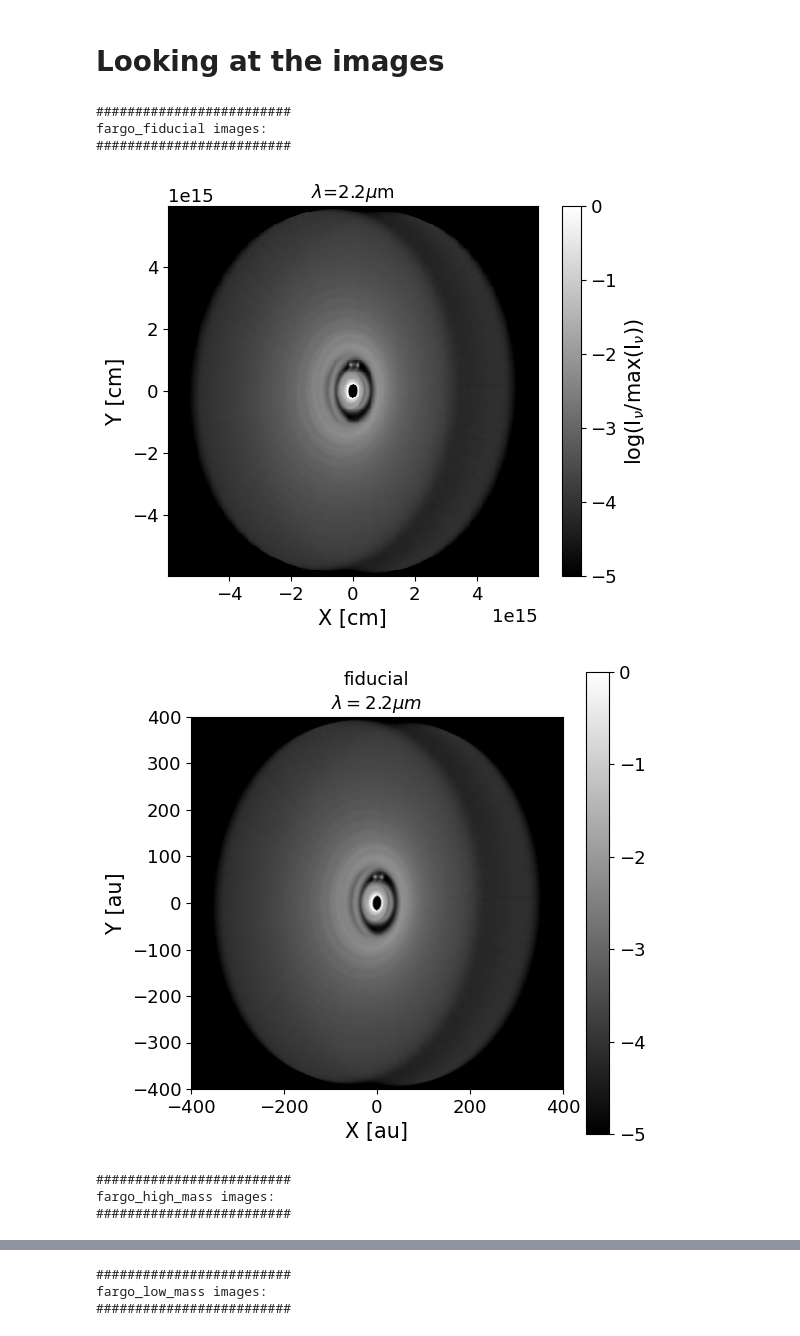
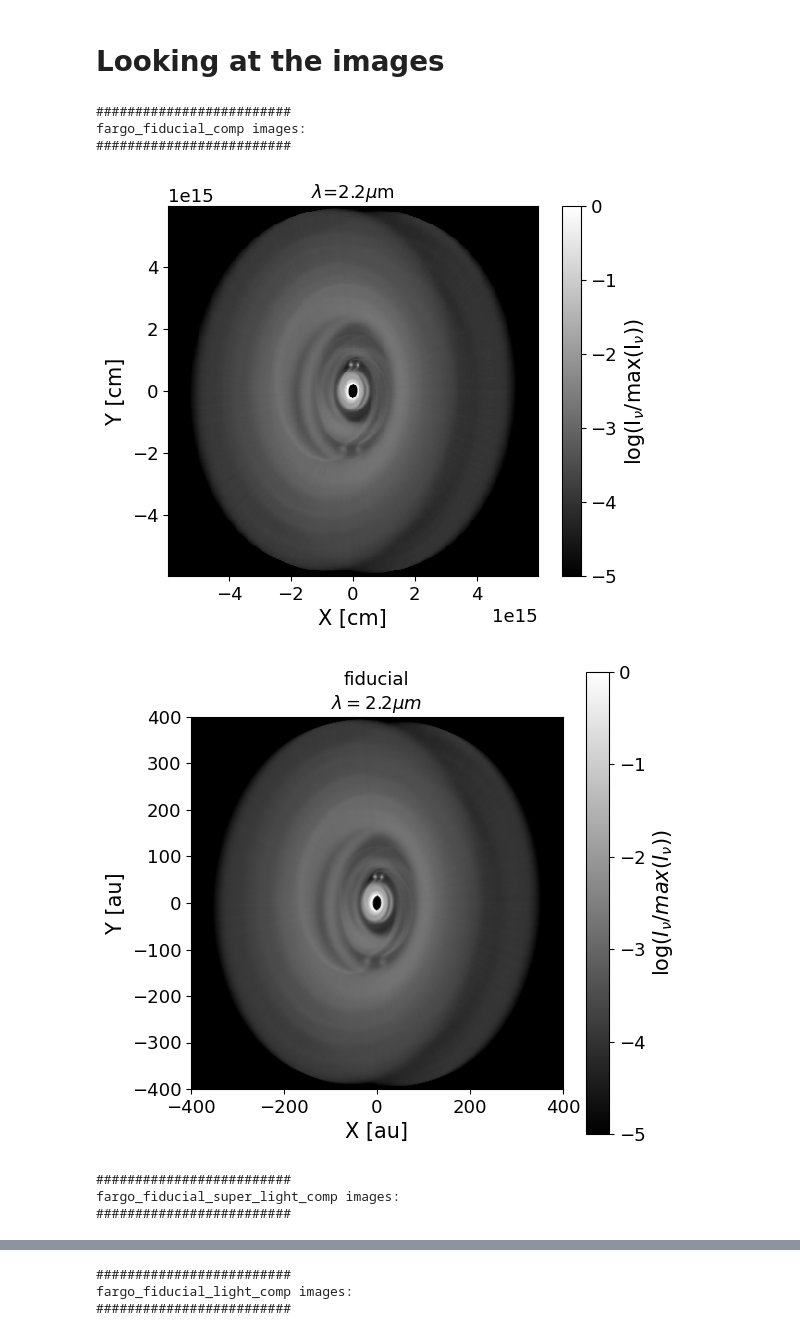
Before and after one commit to CatharinaHock/Bachelor_thesis_home, a Jupyter notebook: jupyter notebooks/thesis_suited_plots_maybe/radmc3d_sims/saved_pics_overview.ipynb, the cells around one changed output, grey strips where cells are left out. Saved outputs shown, nothing was run; the diff lists cells and outputs as text; code cells hidden in the pictures.

```diff
--- a/jupyter notebooks/thesis_suited_plots_maybe/radmc3d_sims/saved_pics_overview.ipynb
+++ b/jupyter notebooks/thesis_suited_plots_maybe/radmc3d_sims/saved_pics_overview.ipynb
@@ -51,5 +51,29 @@ images_K = np.load("radmc3d_imgs_redone/images_K_dens_1.npy", allow_pickle=True)
 sigmeans = np.load("radmc3d_imgs_redone/sigmameans_dens_1.npy", allow_pickle=True)
 dens = np.load("radmc3d_imgs_redone/dens_dens_1.npy", allow_pickle=True)
 
+
+####### dens = 1 ########
+
+## not zoomed in, scatmode 2
+### this is just one picture for the fiducial model
+images_K = np.load("radmc3d_imgs_redone/images_K_dens_1_scat_mode_2.npy", allow_pickle=True)
+sigmeans = np.load("radmc3d_imgs_redone/sigmameans_dens_1_scat_mode_2.npy", allow_pickle=True)
+dens = np.load("radmc3d_imgs_redone/dens_dens_1_scat_mode_2.npy", allow_pickle=True)
+
+## not zoomed in, scatmode 3
+### this is just one picture for the fiducial model
+images_K = np.load("radmc3d_imgs_redone/images_K_dens_1_scat_mode_3.npy", allow_pickle=True)
+sigmeans = np.load("radmc3d_imgs_redone/sigmameans_dens_1_scat_mode_3.npy", allow_pickle=True)
+dens = np.load("radmc3d_imgs_redone/dens_dens_1_scat_mode_3.npy", allow_pickle=True)
+
+
+
+####### dens = 10 ########
+
+## not zoomed in, scatmode 1
+images_K = np.load("radmc3d_imgs_redone/images_K_dens_10_scat_mode_1.npy", allow_pickle=True)
+sigmeans = np.load("radmc3d_imgs_redone/sigmameans_dens_10_scat_mode_1.npy", allow_pickle=True)
+dens = np.load("radmc3d_imgs_redone/dens_dens_10_scat_mode_1.npy", allow_pickle=True)
+
 print(dens)
 # %% [output]
@@ -86,10 +109,11 @@ for i in range(len(path_endings)):
 len(paths)
 path = paths[0]
 # %%
-####### dens = 1 ######## (not really, dens = 0.05)
+####### dens = 1 ########
 ## not zoomed in, scatmode 1
-#images_K = np.load("images_K_companion.npy", allow_pickle=True)
-#sigmeans = np.load("sigmameans_companion.npy", allow_pickle=True)
+images_K = np.load("radmc3d_imgs_redone/images_K_comp_dens_1.npy", allow_pickle=True)
+sigmeans = np.load("radmc3d_imgs_redone/sigmameans_comp_dens_1.npy", allow_pickle=True)
+dens = np.load("radmc3d_imgs_redone/dens_comp_dens_1.npy", allow_pickle=True)
 # %%
 r_list = np.fromfile(f"{path}/domain_y.dat", sep="\n")[3:-4]
 for i,path in enumerate(paths):
@@ -142,8 +169,10 @@ for i,path in enumerate(paths[:]):
         norm=norm,
     )
 
-
-    plt.colorbar(ax.images[0], ax=ax)
+    # if linear
+    #plt.colorbar(ax.images[0], ax=ax, label="$I_\\nu/max(I_\\nu)$")
+    # if log
+    plt.colorbar(ax.images[0], ax=ax, label="$\\log(I_\\nu/max(I_\\nu))$")
     #plt.xlim(-sizeau/2, sizeau/2)
     #plt.ylim(-sizeau/2, sizeau/2)
     plt.xlim(-sizeau, sizeau)
@@ -152,43 +181,43 @@ for i,path in enumerate(paths[:]):
     plt.ylabel("Y [au]")
     plt.title(f"{titles[i]}\n$\\lambda = 2.2 \\mu m$")
 
-    plt.savefig(f"radmc3d_imgs_redone/dens_1/radmc3d_{path[43:-5]}_scatmode_1_dens_1.png", bbox_inches="tight", dpi=200)
+    #plt.savefig(f"radmc3d_imgs_redone/dens_10/radmc3d_{path[43:-5]}_scatmode_1_dens_10.png", bbox_inches="tight", dpi=200)
     plt.show()
     """
     phi = np.linspace(0,2*np.pi,200)
     posang_rad = (-posang+90)/180*np.pi
     #316, 164, 97, and 38
     au  = 1.49598e13
     for ri in [38,97,146,316]:
         r = ri*au
         x = r*np.sin(phi)*np.sin(incl/360*2*np.pi)
         y= r*np.cos(phi)
 
         xx = x*np.cos(posang_rad) + y*np.sin(posang_rad)
         yy = -x*np.sin(posang_rad) + y*np.cos(posang_rad)
         ax.plot(xx, yy, c="blue", zorder=10)
 
     ## The coronagraph
     r = 185e-3/2*133.3 * au # 185 mas diameter, 133.3 pc distance
     xx = r * np.sin(phi)
     yy = r*np.cos(phi)
 
     ax.fill(xx,yy, c="blue", hatch="/")
 
     #plt.savefig(f"img/radmc3d_{path[43:-5]}_scatmode_1_rings.png")
     plt.xlim(-sizeau/2*au, sizeau/2*au)
     plt.ylim(-sizeau/2*au, sizeau/2*au)
     plt.show()
     """
 
 
     #print(posang, posang_rad, np.cos(posang_rad))
 # %% [output]
 #########################
-fargo_fiducial images:
+fargo_fiducial_comp images:
 #########################
-[figure, old version]
+[figure, new version]
-[figure, old version]
+[figure, new version]
 #########################
-fargo_high_mass images:
+fargo_fiducial_super_light_comp images:
 #########################
@@ -197,3 +226,3 @@ fargo_high_mass images:
 #########################
-fargo_low_mass images:
+fargo_fiducial_light_comp images:
 #########################
```
Also changed, not shown: parts of 4 cells of this notebook, 55 other files.
